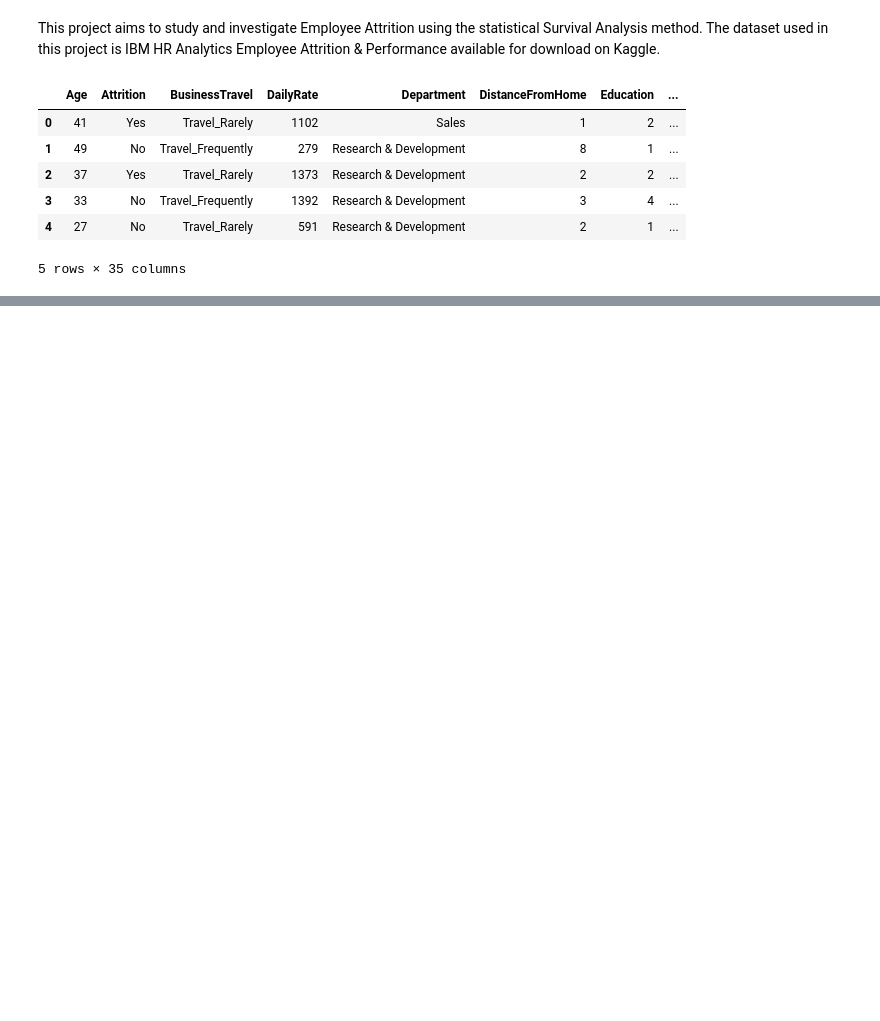
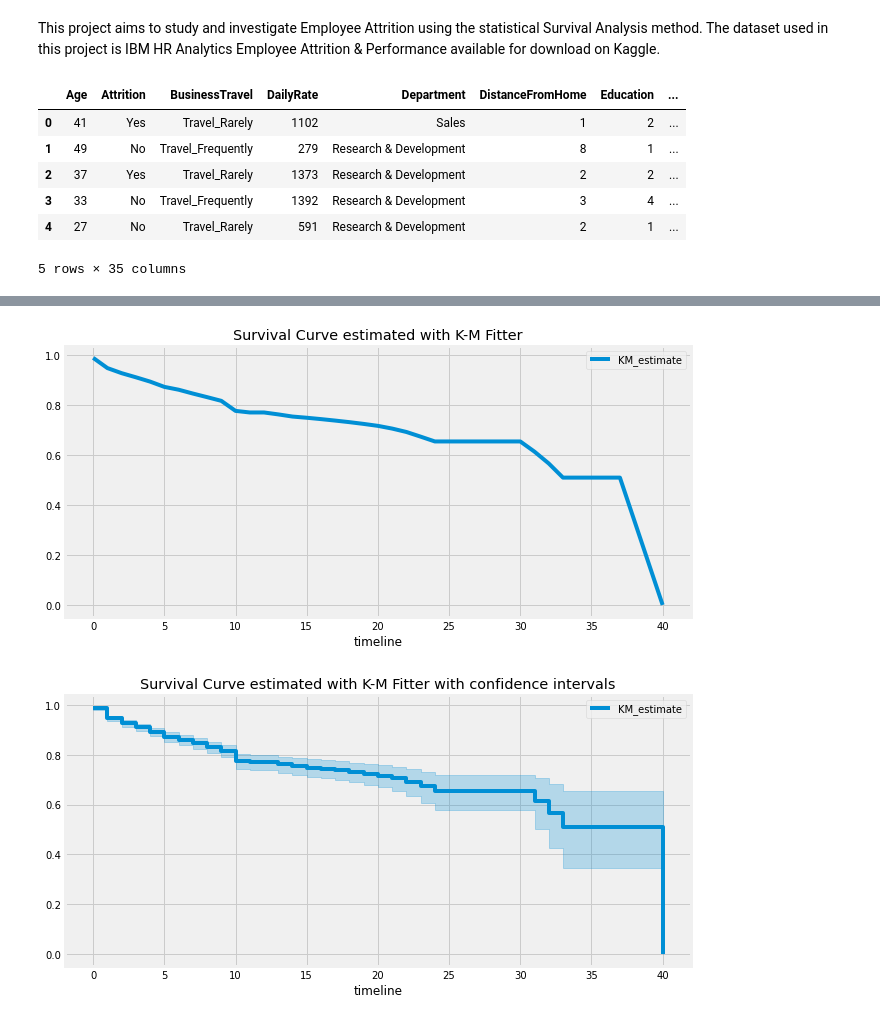
Before and after one commit to firasbrinsi1998/Employee-Attrition-using-Survival-Analysis, a Jupyter notebook: Employee-Attrition-using-Survival-Analysis.ipynb, the cells around one changed output, grey strips where cells are left out. Cells and saved outputs as stored; diff of their text form; code cells hidden in the pictures; blank space fills up the shorter version.

```diff
--- a/Employee-Attrition-using-Survival-Analysis.ipynb
+++ b/Employee-Attrition-using-Survival-Analysis.ipynb
@@ -120,0 +125,14 @@ Name: Attrition, dtype: int64
+# %%
+kmf = KaplanMeierFitter()
+kmf.fit(durations=df['YearsAtCompany'], event_observed=df['Attrition'])
+
+kmf.survival_function_.plot(figsize=(10,5))
+plt.title('Survival Curve estimated with K-M Fitter')
+plt.show()
+
+kmf.plot_survival_function(figsize=(10,5))
+plt.title('Survival Curve estimated with K-M Fitter with confidence intervals')
+plt.show()
+# %% [output]
+[figure, added]
+[figure, added]
```
Also changed, not shown: parts of 23 cells of this notebook.
